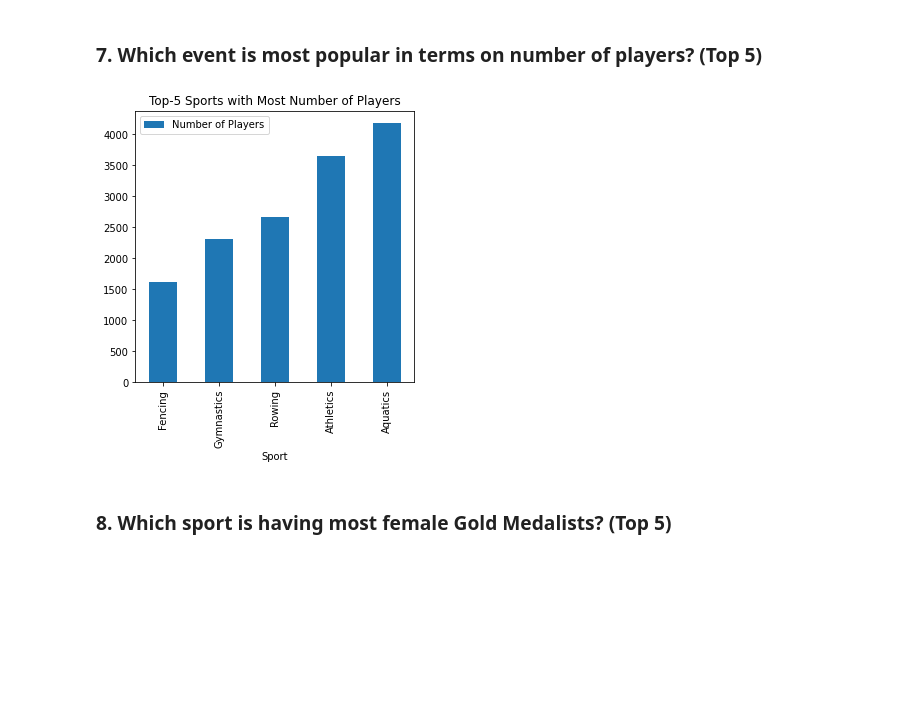
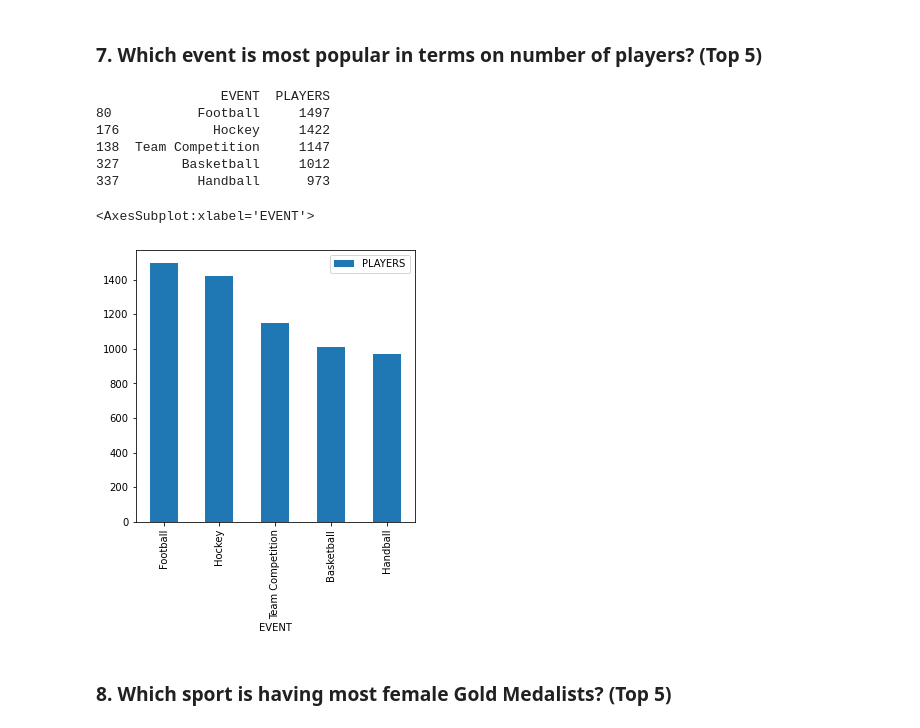
Before and after one commit to sidd8rth/olympic-data-analysis, a Jupyter notebook: Summer.ipynb, the cells around one changed output. Cells and saved outputs as stored; diff of their text form; code cells hidden in the pictures; blank space fills up the shorter version.

```diff
--- a/Summer.ipynb
+++ b/Summer.ipynb
@@ -120,18 +117,23 @@ print(data.iloc[0]["Year"])
 1928
 # %% [markdown]
 ### 7. Which event is most popular in terms on number of players? (Top 5)
-# %%
-import matplotlib.pyplot as plt
-sport_athlete = df[['Sport', 'Athlete']]
-athletes_per_sport = []
-for i in sport_athlete['Sport'].unique():
-    athletes_per_sport.append([i, len(sport_athlete[sport_athlete['Sport'] == i]['Athlete'])])
-
-df_athletes_per_sport = pd.DataFrame(athletes_per_sport, columns=['Sport', 'Number of Players']).sort_values(by='Number of Players')
-df_athletes_per_sport[-5:].plot(kind='bar', x='Sport', y='Number of Players', title='Top-5 Sports with Most Number of Players', figsize=(5, 5))
-plt.show()
-# %% [output]
-[figure, removed]
+# %%
+data=[]
+for Event in df["Event"].unique():
+  data.append([Event, len(df[df["Event"]==Event])])
+event=pd.DataFrame(data,columns=["EVENT","PLAYERS"])
+event=event.sort_values(by="PLAYERS",ascending=False).head()
+print(event)
+event.plot(x="EVENT",y="PLAYERS",kind="bar",figsize=(5,5))
+# %% [output]
+                EVENT  PLAYERS
+80           Football     1497
+176            Hockey     1422
+138  Team Competition     1147
+327        Basketball     1012
+337          Handball      973
+<AxesSubplot:xlabel='EVENT'>
+[figure, added]
 # %% [markdown]
 ### 8. Which sport is having most female Gold Medalists? (Top 5)
 # %%
```
Also changed, not shown: parts of 1 cell of this notebook.
